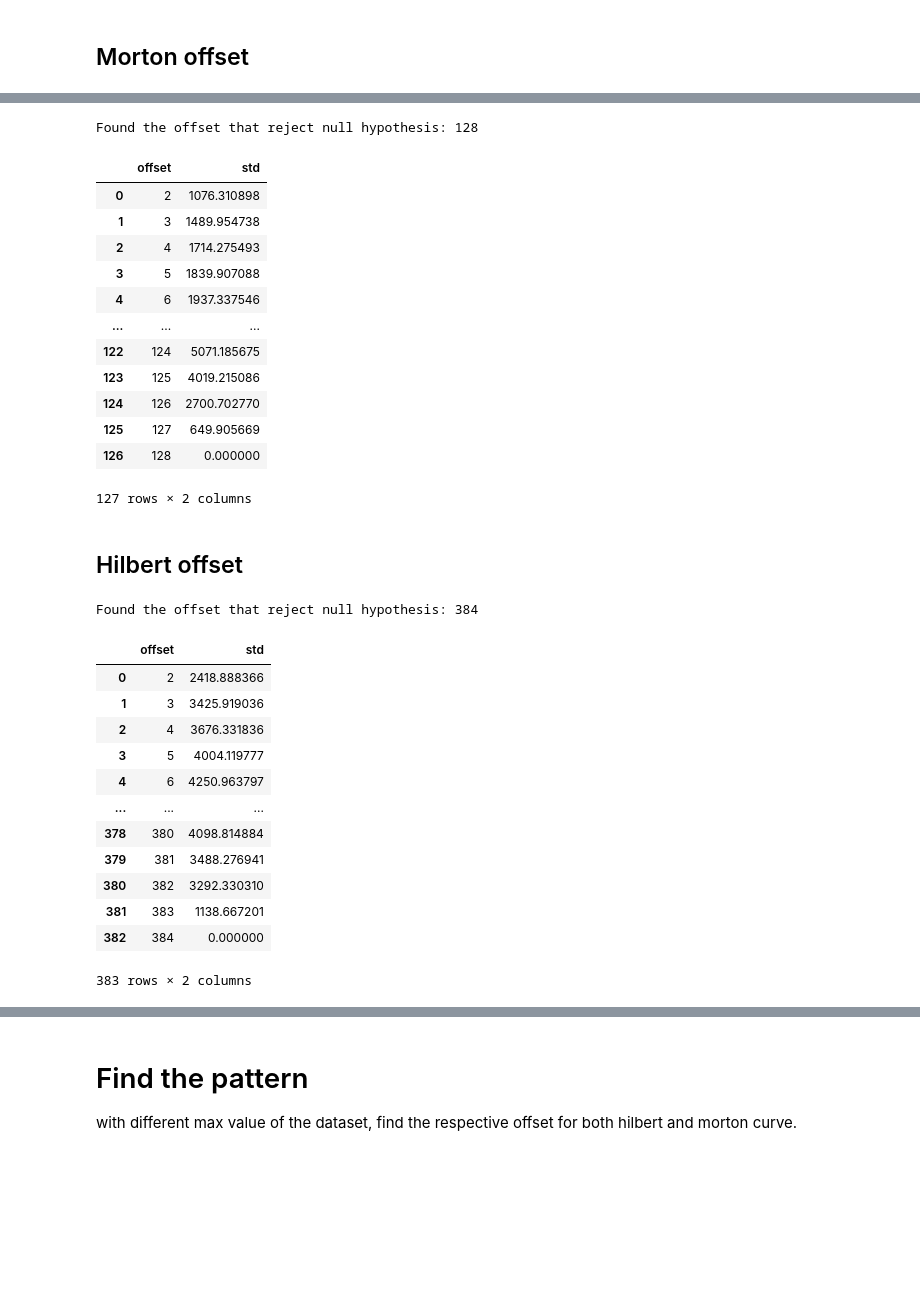
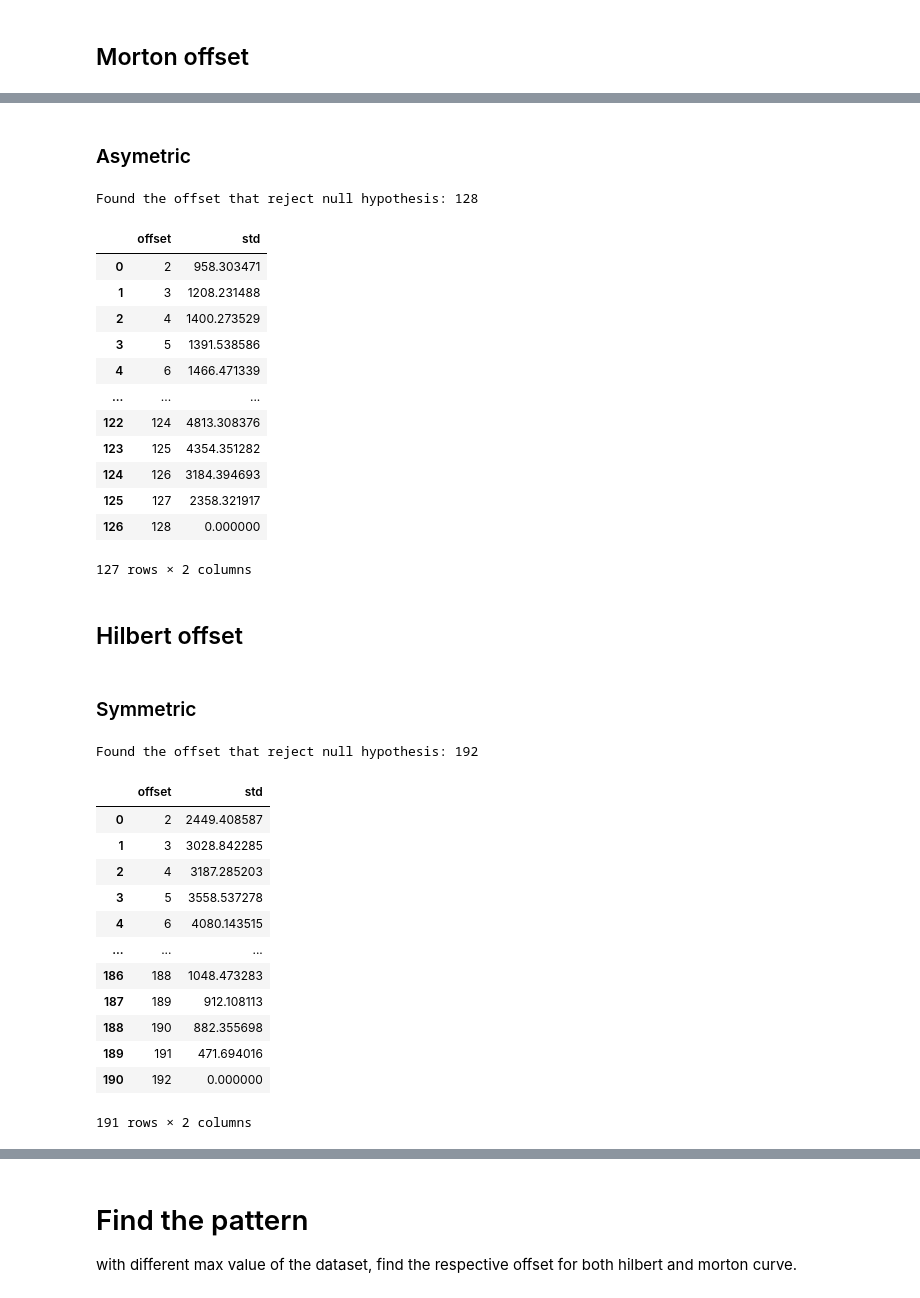
Before and after one commit to hry625/gu-thesis, a Jupyter notebook: RQ1/Experiment1.ipynb, the cells around one changed output, grey strips where cells are left out. Cells and saved outputs as stored; diff of their text form; code cells hidden in the pictures; blank space fills up the shorter version.

```diff
--- a/RQ1/Experiment1.ipynb
+++ b/RQ1/Experiment1.ipynb
@@ -36,11 +36,11 @@ def set_value_Hcurve(data,key1,key2,key3):
 H0: There is no offset value that could move the CSP consistently
 HA: There is one offset value that could move the CSP consistently
 # %%
-def get_std_with_different_offset(data,key1,key2,algorithm,offset):
-    key1_offset=key1+"_offset_"+str(offset)
-    key2_offset=key2+"_offset_"+str(offset)
-    data[key1_offset]=data[key1].add(offset)
-    data[key2_offset]=data[key2].add(offset)
+def get_std_with_different_offset(data,key1,key2,algorithm,offset1,offset2):
+    key1_offset=key1+"_offset_"+str(offset1)
+    key2_offset=key2+"_offset_"+str(offset2)
+    data[key1_offset]=data[key1].add(offset1)
+    data[key2_offset]=data[key2].add(offset2)
     if algorithm=='morton':
         data['morton_origin']=data.apply(set_value,args=(key1,key2),axis=1)
         data['morton_offset']=data.apply(set_value,args=(key1_offset,key2_offset),axis=1)
@@ -57,0 +78,11 @@ def get_std_with_different_offset(data,key1,key2,algorithm,offset):
+# %%
+result_data_mos=[]
+for i in range(2,200):
+    std = get_std_with_different_offset(df,'A','B','morton',i,i)
+    # print('offset: '+str(i)+', std is: '+str(std) )
+    result_data_mos.append([i,std])
+    if std==0:
+        print('Found the offset that reject null hypothesis: '+str(i))
+        break
+result_df_mos=pd.DataFrame(result_data_mos,columns=['offset','std'])
+result_df_mos
@@ -58,53 +104,57 @@ def get_std_with_different_offset(data,key1,key2,algorithm,offset):
+# %% [markdown]
+### Asymetric
 # %%
 result_data=[]
 for i in range(2,200):
-    std = get_std_with_different_offset(df,'A','B','morton',i)
+    std = get_std_with_different_offset(df,'A','B','morton',0,i)
     # print('offset: '+str(i)+', std is: '+str(std) )
     result_data.append([i,std])
     if std==0:
         print('Found the offset that reject null hypothesis: '+str(i))
         break
-result_df=pd.DataFrame(result_data,columns=['offset','std'])
-result_df
+result_df_moa=pd.DataFrame(result_data,columns=['offset','std'])
+result_df_moa
 # %% [output]
 Found the offset that reject null hypothesis: 128
 |  | offset | std |
-| 0 | 2 | 1076.310898 |
-| 1 | 3 | 1489.954738 |
-| 2 | 4 | 1714.275493 |
-| 3 | 5 | 1839.907088 |
-| 4 | 6 | 1937.337546 |
+| 0 | 2 | 958.303471 |
+| 1 | 3 | 1208.231488 |
+| 2 | 4 | 1400.273529 |
+| 3 | 5 | 1391.538586 |
+| 4 | 6 | 1466.471339 |
 | ... | ... | ... |
-| 122 | 124 | 5071.185675 |
-| 123 | 125 | 4019.215086 |
-| 124 | 126 | 2700.702770 |
-| 125 | 127 | 649.905669 |
+| 122 | 124 | 4813.308376 |
+| 123 | 125 | 4354.351282 |
+| 124 | 126 | 3184.394693 |
+| 125 | 127 | 2358.321917 |
 | 126 | 128 | 0.000000 |
 127 rows × 2 columns
 # %% [markdown]
 ## Hilbert offset
+# %% [markdown]
+### Symmetric
 # %%
 result_data=[]
 for i in range(2,500):
-    std = get_std_with_different_offset(df,'A','B','hilbert',i)
+    std = get_std_with_different_offset(df,'A','B','hilbert',i,i)
     result_data.append([i,std])
     if std==0:
         print('Found the offset that reject null hypothesis: '+str(i))
         break
-result_df=pd.DataFrame(result_data,columns=['offset','std'])
-result_df
+result_df_hos=pd.DataFrame(result_data,columns=['offset','std'])
+result_df_hos
 # %% [output]
-Found the offset that reject null hypothesis: 384
+Found the offset that reject null hypothesis: 192
 |  | offset | std |
-| 0 | 2 | 2418.888366 |
-| 1 | 3 | 3425.919036 |
-| 2 | 4 | 3676.331836 |
-| 3 | 5 | 4004.119777 |
-| 4 | 6 | 4250.963797 |
+| 0 | 2 | 2449.408587 |
+| 1 | 3 | 3028.842285 |
+| 2 | 4 | 3187.285203 |
+| 3 | 5 | 3558.537278 |
+| 4 | 6 | 4080.143515 |
 | ... | ... | ... |
-| 378 | 380 | 4098.814884 |
-| 379 | 381 | 3488.276941 |
-| 380 | 382 | 3292.330310 |
-| 381 | 383 | 1138.667201 |
-| 382 | 384 | 0.000000 |
+| 186 | 188 | 1048.473283 |
+| 187 | 189 | 912.108113 |
+| 188 | 190 | 882.355698 |
+| 189 | 191 | 471.694016 |
+| 190 | 192 | 0.000000 |
-383 rows × 2 columns
+191 rows × 2 columns
```
Also changed, not shown: parts of 21 cells of this notebook.
